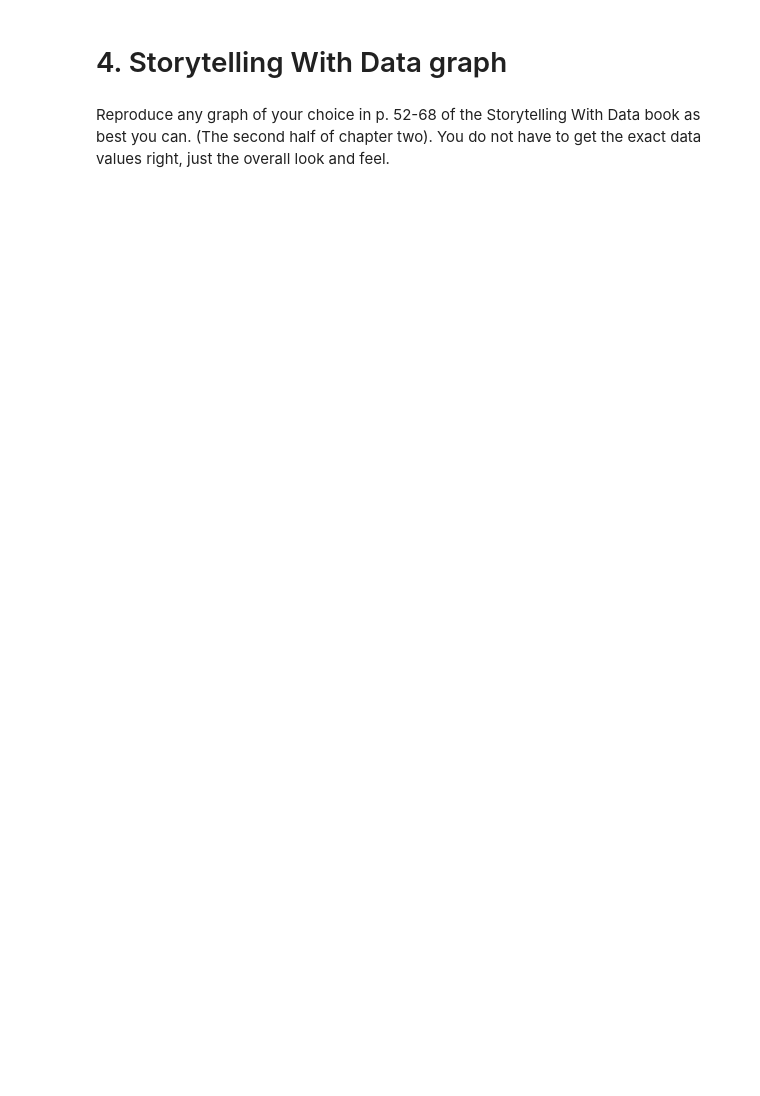
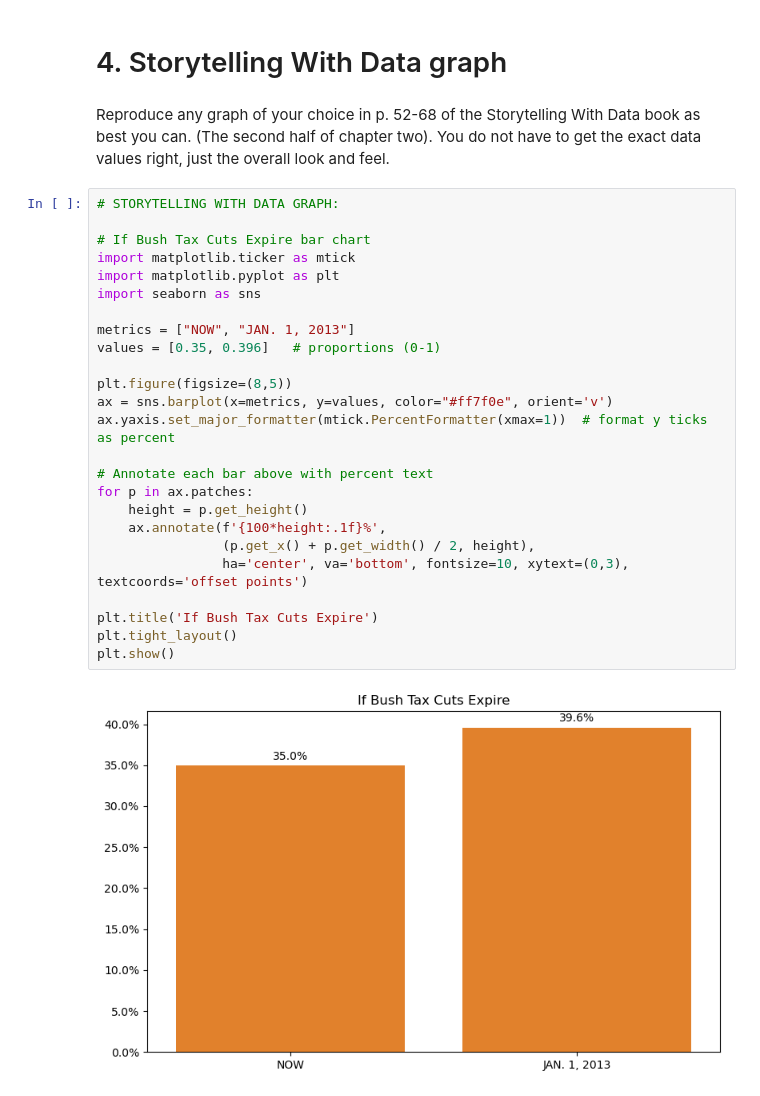
Before and after one commit to veniola/Module-B-semester-2, a Jupyter notebook: OMDS-ModB2-Week4.ipynb, the cells around one changed output. Saved outputs shown, nothing was run; the diff lists cells and outputs as text; blank space fills up the shorter version.

```diff
--- a/OMDS-ModB2-Week4.ipynb
+++ b/OMDS-ModB2-Week4.ipynb
@@ -63,3 +201,30 @@ This week, you will do the same types of exercises as last week, but you should
 # 4. Storytelling With Data graph
 # %% [markdown]
 Reproduce any graph of your choice in p. 52-68 of the Storytelling With Data book as best you can.  (The second half of chapter two).  You do not have to get the exact data values right, just the overall look and feel.
+# %%
+# STORYTELLING WITH DATA GRAPH:
+
+# If Bush Tax Cuts Expire bar chart
+import matplotlib.ticker as mtick
+import matplotlib.pyplot as plt
+import seaborn as sns
+
+metrics = ["NOW", "JAN. 1, 2013"]
+values = [0.35, 0.396]   # proportions (0-1)
+
+plt.figure(figsize=(8,5))
+ax = sns.barplot(x=metrics, y=values, color="#ff7f0e", orient='v')
+ax.yaxis.set_major_formatter(mtick.PercentFormatter(xmax=1))  # format y ticks as percent
+
+# Annotate each bar above with percent text
+for p in ax.patches:
+    height = p.get_height()
+    ax.annotate(f'{100*height:.1f}%',
+                (p.get_x() + p.get_width() / 2, height),
+                ha='center', va='bottom', fontsize=10, xytext=(0,3), textcoords='offset points')
+
+plt.title('If Bush Tax Cuts Expire')
+plt.tight_layout()
+plt.show()
+# %% [output]
+[figure, added]
```
Also changed, not shown: parts of 7 cells of this notebook, 1 other file.
